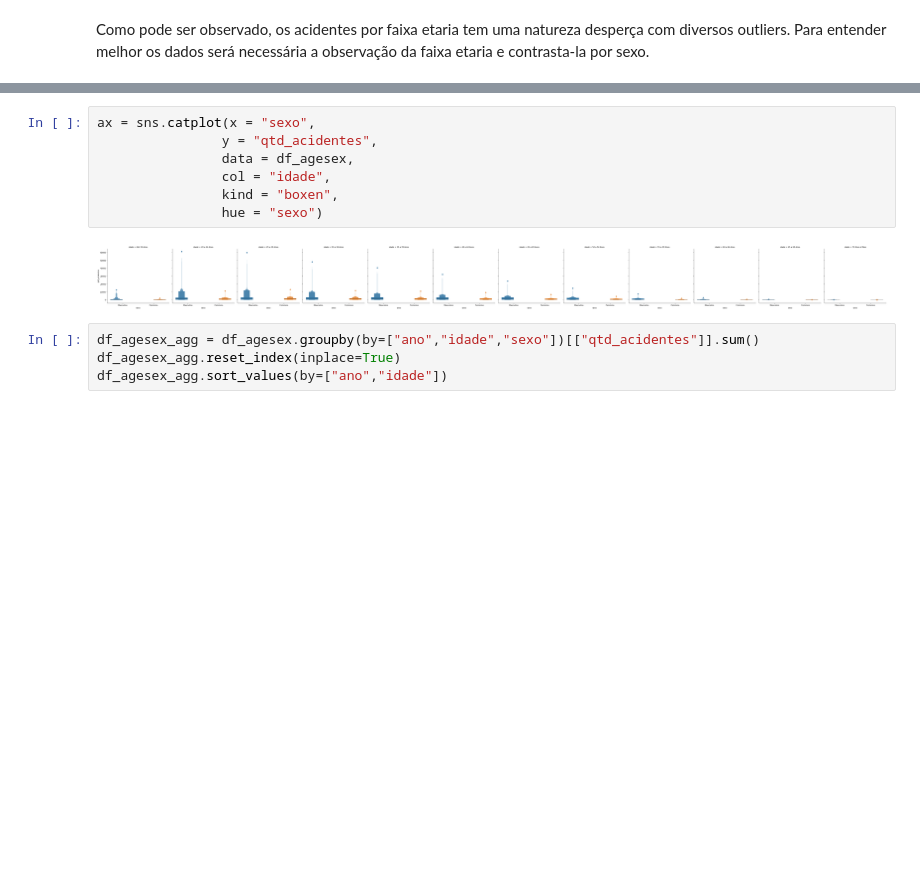
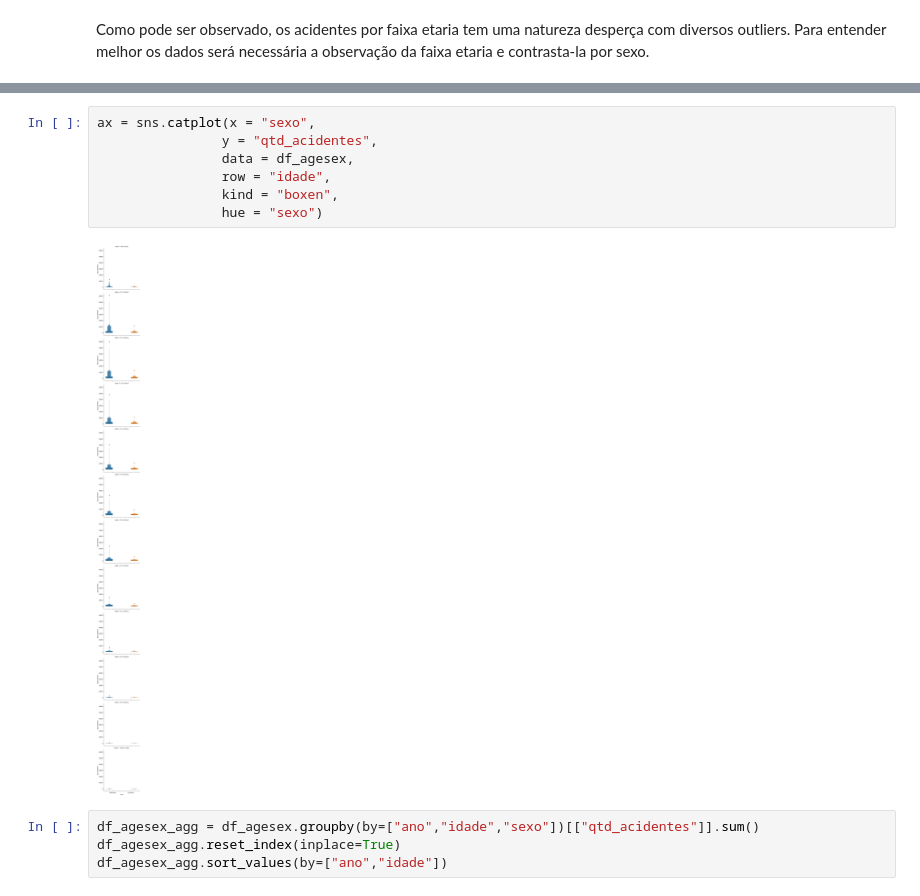
Before and after one commit to lorransr/CAT, a Jupyter notebook: Acidentes_de_Trabalho.ipynb, the cells around one changed output, grey strips where cells are left out. Cells and saved outputs as stored; diff of their text form; blank space fills up the shorter version.

```diff
--- a/Acidentes_de_Trabalho.ipynb
+++ b/Acidentes_de_Trabalho.ipynb
@@ -757,12 +758,12 @@ g = sns.catplot(x = "sexo",
 # %%
 ax = sns.catplot(x = "sexo",
                 y = "qtd_acidentes",
                 data = df_agesex,
-                col = "idade",
+                row = "idade",
                 kind = "boxen",
                 hue = "sexo")
 # %% [output]
-[figure, old version]
+[figure, new version]
 # %%
 df_agesex_agg = df_agesex.groupby(by=["ano","idade","sexo"])[["qtd_acidentes"]].sum()
 df_agesex_agg.reset_index(inplace=True)
```
Also changed, not shown: parts of 25 cells of this notebook.
